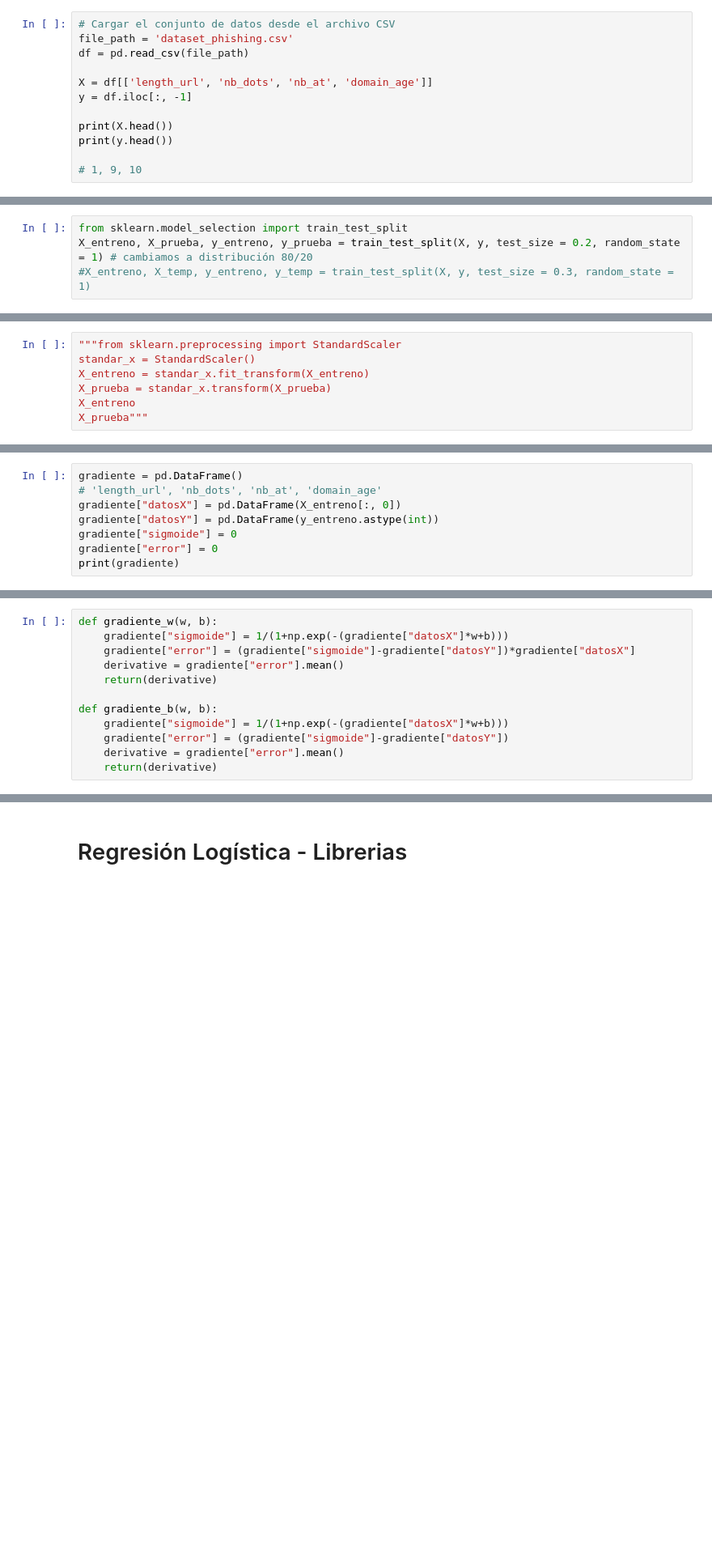
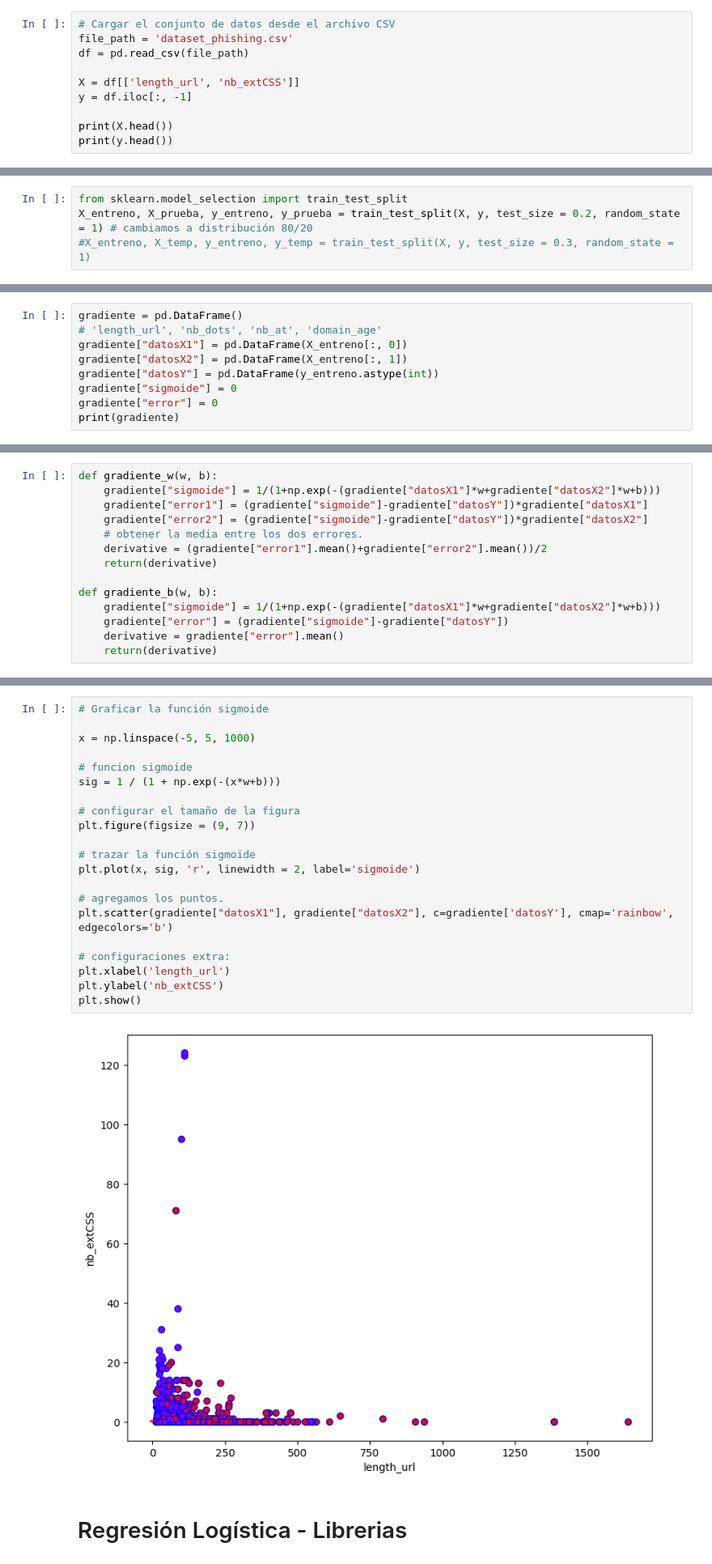
Before and after one commit to angelcast2002/Lab01-IA, a Jupyter notebook: lab01.ipynb, the cells around one changed output, grey strips where cells are left out. Shown at 81% size. Cells and saved outputs as stored; diff of their text form; blank space fills up the shorter version.

```diff
--- a/lab01.ipynb
+++ b/lab01.ipynb
@@ -30,11 +38,9 @@ import seaborn as sns
 file_path = 'dataset_phishing.csv'
 df = pd.read_csv(file_path)
 
-X = df[['length_url', 'nb_dots', 'nb_at', 'domain_age']]
+X = df[['length_url', 'nb_extCSS']]
 y = df.iloc[:, -1]
 
 print(X.head())
 print(y.head())
-
-# 1, 9, 10
 # %% [output]
@@ -93,7 +94,0 @@ X_entreno, X_prueba, y_entreno, y_prueba = train_test_split(X, y, test_size = 0.
-# %%
-"""from sklearn.preprocessing import StandardScaler
-standar_x = StandardScaler()
-X_entreno = standar_x.fit_transform(X_entreno)
-X_prueba = standar_x.transform(X_prueba)
-X_entreno
-X_prueba"""
@@ -107,7 +95,8 @@ desempeño principal
 # %%
 gradiente = pd.DataFrame()
 # 'length_url', 'nb_dots', 'nb_at', 'domain_age'
-gradiente["datosX"] = pd.DataFrame(X_entreno[:, 0])
+gradiente["datosX1"] = pd.DataFrame(X_entreno[:, 0])
+gradiente["datosX2"] = pd.DataFrame(X_entreno[:, 1])
 gradiente["datosY"] = pd.DataFrame(y_entreno.astype(int))
 gradiente["sigmoide"] = 0
 gradiente["error"] = 0
@@ -130,12 +119,14 @@ print(gradiente)
 # %%
 def gradiente_w(w, b):
-    gradiente["sigmoide"] = 1/(1+np.exp(-(gradiente["datosX"]*w+b)))
-    gradiente["error"] = (gradiente["sigmoide"]-gradiente["datosY"])*gradiente["datosX"]
-    derivative = gradiente["error"].mean()
+    gradiente["sigmoide"] = 1/(1+np.exp(-(gradiente["datosX1"]*w+gradiente["datosX2"]*w+b)))
+    gradiente["error1"] = (gradiente["sigmoide"]-gradiente["datosY"])*gradiente["datosX1"]
+    gradiente["error2"] = (gradiente["sigmoide"]-gradiente["datosY"])*gradiente["datosX2"]
+    # obtener la media entre los dos errores.
+    derivative = (gradiente["error1"].mean()+gradiente["error2"].mean())/2
     return(derivative)
 
 def gradiente_b(w, b):
-    gradiente["sigmoide"] = 1/(1+np.exp(-(gradiente["datosX"]*w+b)))
+    gradiente["sigmoide"] = 1/(1+np.exp(-(gradiente["datosX1"]*w+gradiente["datosX2"]*w+b)))
     gradiente["error"] = (gradiente["sigmoide"]-gradiente["datosY"])
     derivative = gradiente["error"].mean()
     return(derivative)
@@ -174,3 +148,26 @@ plt.show()
+# %%
+# Graficar la función sigmoide
+
+x = np.linspace(-5, 5, 1000)
+
+# funcion sigmoide
+sig = 1 / (1 + np.exp(-(x*w+b)))
+
+# configurar el tamaño de la figura
+plt.figure(figsize = (9, 7))
+
+# trazar la función sigmoide
+plt.plot(x, sig, 'r', linewidth = 2, label='sigmoide')
+
+# agregamos los puntos.
+plt.scatter(gradiente["datosX1"], gradiente["datosX2"], c=gradiente['datosY'], cmap='rainbow', edgecolors='b')
+
+# configuraciones extra:
+plt.xlabel('length_url')
+plt.ylabel('nb_extCSS')
+plt.show()
+# %% [output]
+[figure, added]
 # %% [markdown]
 # Regresión Logística - Librerias
 # %%
```
Also changed, not shown: parts of 17 cells of this notebook.
